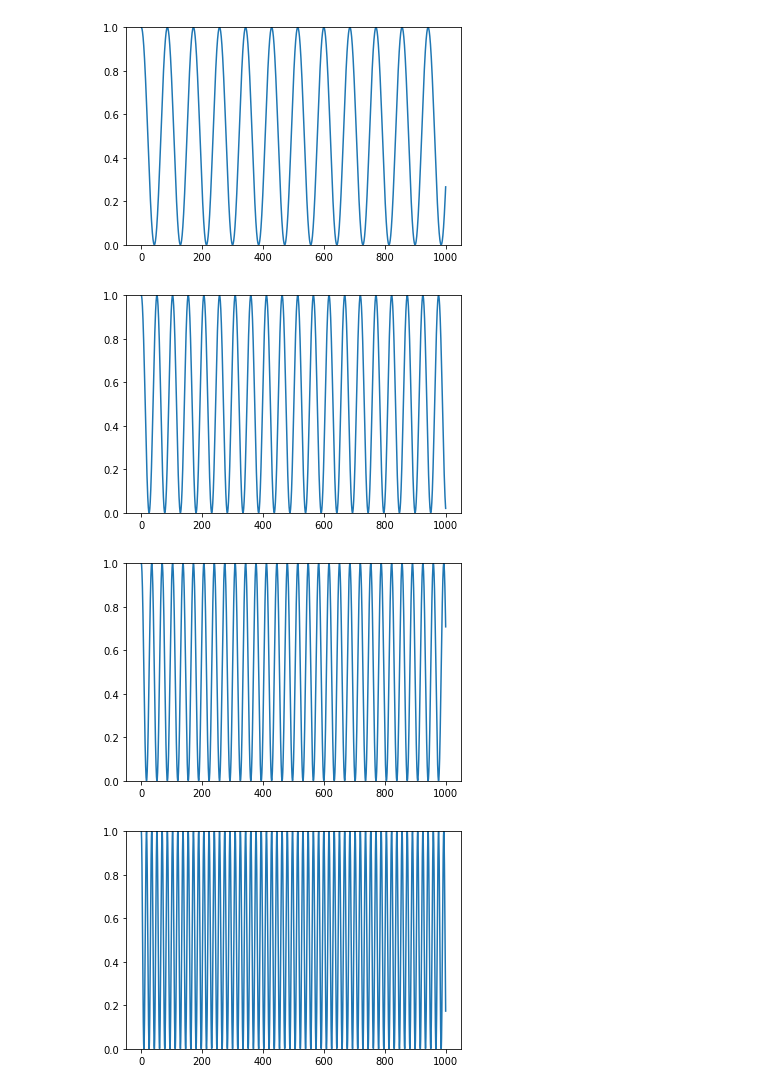
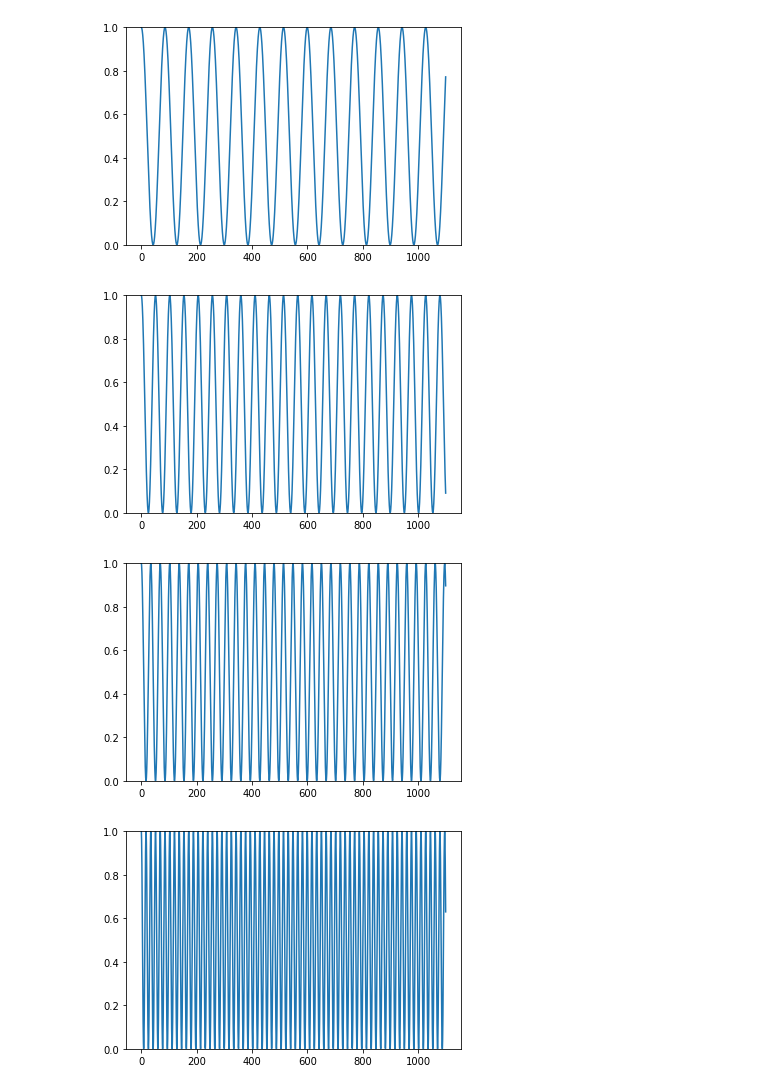
Before and after one commit to Shrek4/labs_2022, a Jupyter notebook: тех зрение/2/2.ipynb, the cells around one changed output. Cells and saved outputs as stored; diff of their text form; code cells hidden in the pictures.

```diff
--- a/тех зрение/2/2.ipynb
+++ b/тех зрение/2/2.ipynb
@@ -11,25 +11,26 @@ FUNCTION_SDVIG_FAZY=math.pi/2
 # %%
 def a(x, chastota): # функция синуса
     return(0.5*np.sin(x*chastota+FUNCTION_SDVIG_FAZY)+0.5)
 
 def b(chastota): # функция дискретизации
     sas=np.array([])
-    for i in np.arange(0,1000,FS):
+    for i in np.arange(0,FS*3000,FS):
         sas=np.append(sas,a(i, chastota))
+        # print(i)
     return sas
 
 def draw(chastota):# вывод графика функции
-    x=np.arange(0,1000,FS)
+    x=np.arange(0,FS*3000,FS)
     plt.plot(x,a(x, chastota))
     # plt.xlim(0,300)
     plt.ylim(0,1)
     plt.show()
 
 for i in F:
     draw(i)
 # b(F[6])
 # %% [output]
-[figure, old version]
+[figure, new version]
-[figure, old version]
+[figure, new version]
-[figure, old version]
+[figure, new version]
-[figure, old version]
+[figure, new version]
```
Also changed, not shown: parts of 2 cells of this notebook, 16 other files.
